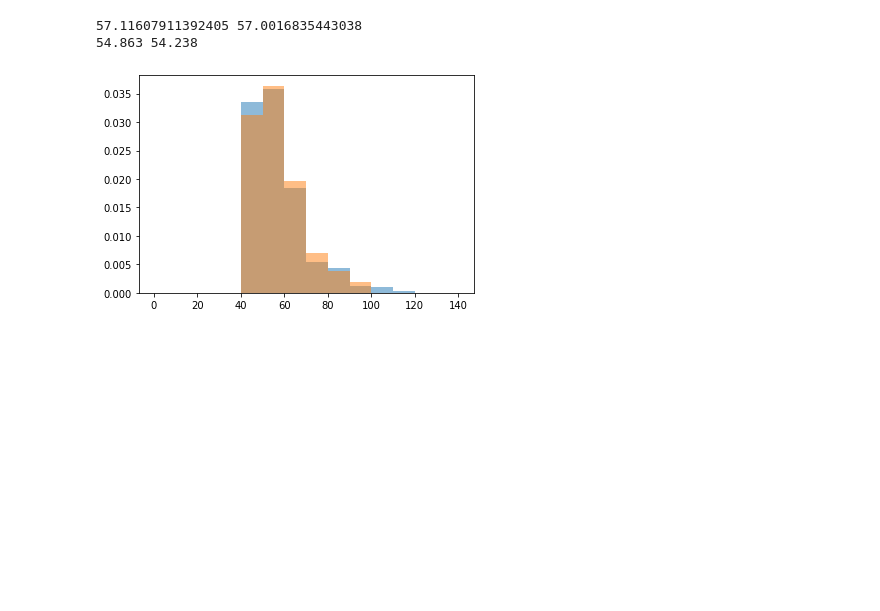
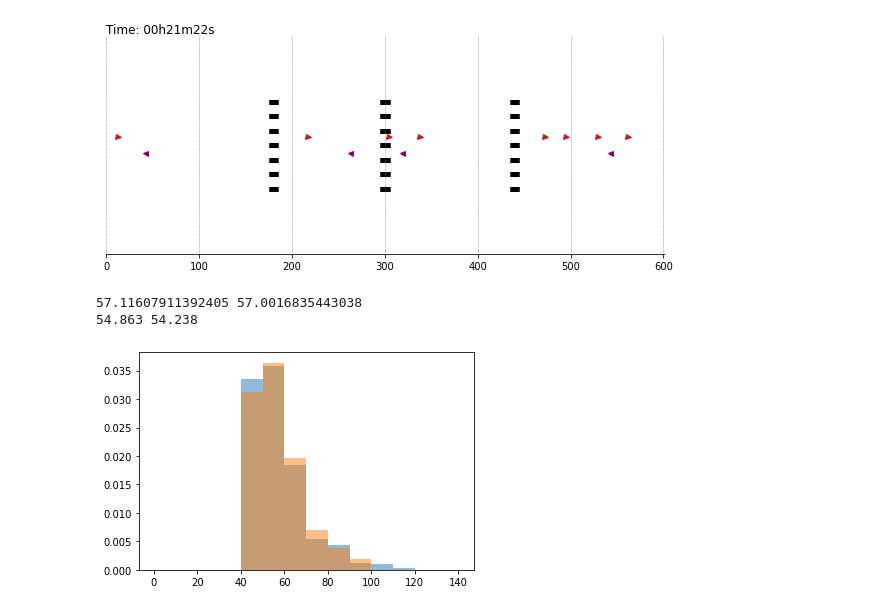
Before and after one commit to alan-turing-institute/zebra, a Jupyter notebook: docs/plot_sim.ipynb, the cells around one changed output. Drawn from its saved outputs; the diff is of its cells as text; code cells hidden in the pictures; blank space fills up the shorter version.

```diff
--- a/docs/plot_sim.ipynb
+++ b/docs/plot_sim.ipynb
@@ -129,0 +177,5 @@ HTML(html5)
+# %%
+# File names for two crossings
+config_file = "../zebra_config_simple_3crossings.toml"
+outfile = "../sim_states_simple_3crossings.json"
+animation_file = "../zebra_animation_3crossings.mp4"
@@ -129,0 +207,14 @@ HTML(html5)
+# %%
+# Load zebra toml
+zebra_file = config_file
+zebra_toml = load_toml(zebra_file)
+
+# Load states
+states_file = outfile
+states = load_sim_states(states_file)
+# %%
+# Make animation and save as gif
+animation = get_animation(states)
+html5 = animation.to_html5_video()
+HTML(html5)
+# %% [output]
@@ -130,2 +222,3 @@ HTML(html5)
+[figure, added]
 # %%
 # Save as mp4 and gif
```
Also changed, not shown: parts of 12 cells of this notebook.
